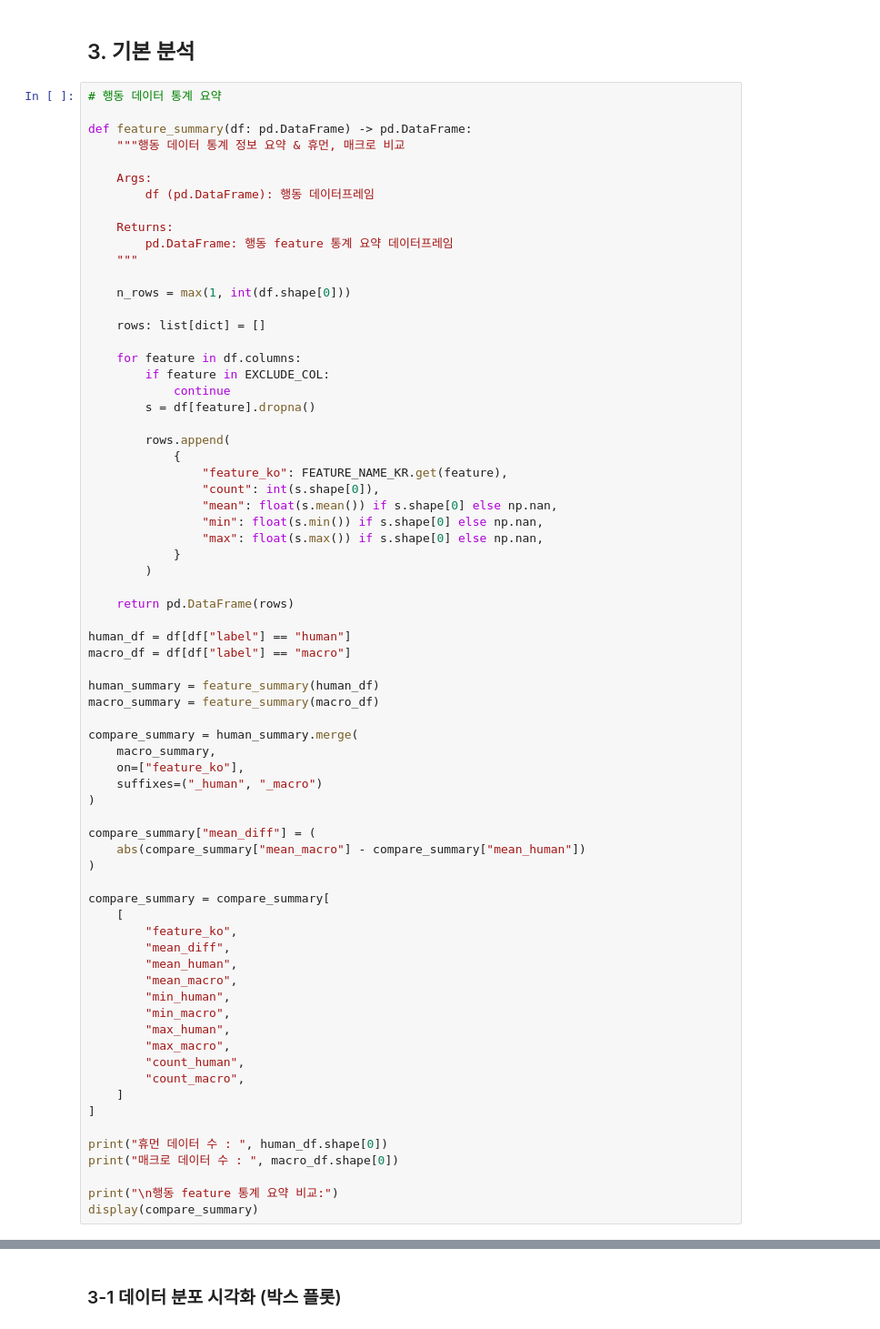
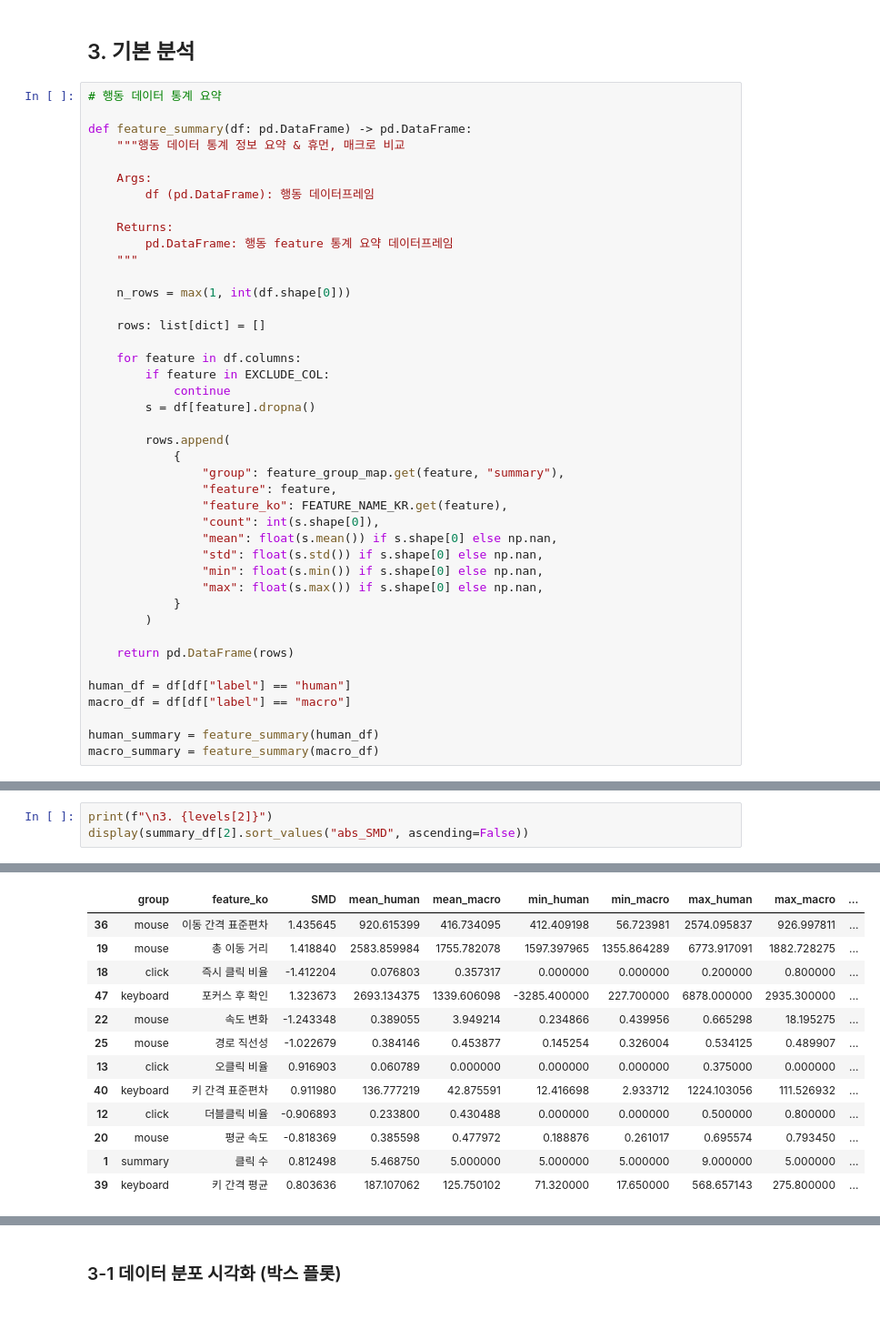
Before and after one commit to Tickle-ticket/Tickle, a Jupyter notebook: services/ai/train/EDA/eda_chan.ipynb, the cells around one changed output, grey strips where cells are left out. Shown at 91% size. Cells and saved outputs as stored; diff of their text form.

```diff
--- a/services/ai/train/EDA/eda_chan.ipynb
+++ b/services/ai/train/EDA/eda_chan.ipynb
@@ -240,9 +246,12 @@ def feature_summary(df: pd.DataFrame) -> pd.DataFrame:
 
         rows.append(
             {
+                "group": feature_group_map.get(feature, "summary"),
+                "feature": feature,
                 "feature_ko": FEATURE_NAME_KR.get(feature),
                 "count": int(s.shape[0]),
                 "mean": float(s.mean()) if s.shape[0] else np.nan,
+                "std": float(s.std()) if s.shape[0] else np.nan,
                 "min": float(s.min()) if s.shape[0] else np.nan,
                 "max": float(s.max()) if s.shape[0] else np.nan,
             }
@@ -255,34 +264,3 @@ macro_df = df[df["label"] == "macro"]
 
 human_summary = feature_summary(human_df)
 macro_summary = feature_summary(macro_df)
-
-compare_summary = human_summary.merge(
-    macro_summary,
-    on=["feature_ko"],
-    suffixes=("_human", "_macro")
-)
-
-compare_summary["mean_diff"] = (
-    abs(compare_summary["mean_macro"] - compare_summary["mean_human"])
-)
-
-compare_summary = compare_summary[
-    [
-        "feature_ko",
-        "mean_diff",
-        "mean_human",
-        "mean_macro",
-        "min_human",
-        "min_macro",
-        "max_human",
-        "max_macro",
-        "count_human",
-        "count_macro",
-    ]
-]
-
-print("휴먼 데이터 수 : ", human_df.shape[0])
-print("매크로 데이터 수 : ", macro_df.shape[0])
-
-print("\n행동 feature 통계 요약 비교:")
-display(compare_summary)
@@ -310,0 +430,4 @@ display(compare_summary)
+# %%
+print(f"\n3. {levels[2]}")
+display(summary_df[2].sort_values("abs_SMD", ascending=False))
+# %% [output]
@@ -310,0 +435,13 @@ display(compare_summary)
+|  | group | feature_ko | SMD | mean_human | mean_macro | min_human | min_macro | max_human | max_macro | ... |
+| 36 | mouse | 이동 간격 표준편차 | 1.435645 | 920.615399 | 416.734095 | 412.409198 | 56.723981 | 2574.095837 | 926.997811 | ... |
+| 19 | mouse | 총 이동 거리 | 1.418840 | 2583.859984 | 1755.782078 | 1597.397965 | 1355.864289 | 6773.917091 | 1882.728275 | ... |
+| 18 | click | 즉시 클릭 비율 | -1.412204 | 0.076803 | 0.357317 | 0.000000 | 0.000000 | 0.200000 | 0.800000 | ... |
+| 47 | keyboard | 포커스 후 확인 | 1.323673 | 2693.134375 | 1339.606098 | -3285.400000 | 227.700000 | 6878.000000 | 2935.300000 | ... |
+| 22 | mouse | 속도 변화 | -1.243348 | 0.389055 | 3.949214 | 0.234866 | 0.439956 | 0.665298 | 18.195275 | ... |
+| 25 | mouse | 경로 직선성 | -1.022679 | 0.384146 | 0.453877 | 0.145254 | 0.326004 | 0.534125 | 0.489907 | ... |
+| 13 | click | 오클릭 비율 | 0.916903 | 0.060789 | 0.000000 | 0.000000 | 0.000000 | 0.375000 | 0.000000 | ... |
+| 40 | keyboard | 키 간격 표준편차 | 0.911980 | 136.777219 | 42.875591 | 12.416698 | 2.933712 | 1224.103056 | 111.526932 | ... |
+| 12 | click | 더블클릭 비율 | -0.906893 | 0.233800 | 0.430488 | 0.000000 | 0.000000 | 0.500000 | 0.800000 | ... |
+| 20 | mouse | 평균 속도 | -0.818369 | 0.385598 | 0.477972 | 0.188876 | 0.261017 | 0.695574 | 0.793450 | ... |
+| 1 | summary | 클릭 수 | 0.812498 | 5.468750 | 5.000000 | 5.000000 | 5.000000 | 9.000000 | 5.000000 | ... |
+| 39 | keyboard | 키 간격 평균 | 0.803636 | 187.107062 | 125.750102 | 71.320000 | 17.650000 | 568.657143 | 275.800000 | ... |
```
Also changed, not shown: parts of 16 cells of this notebook.
